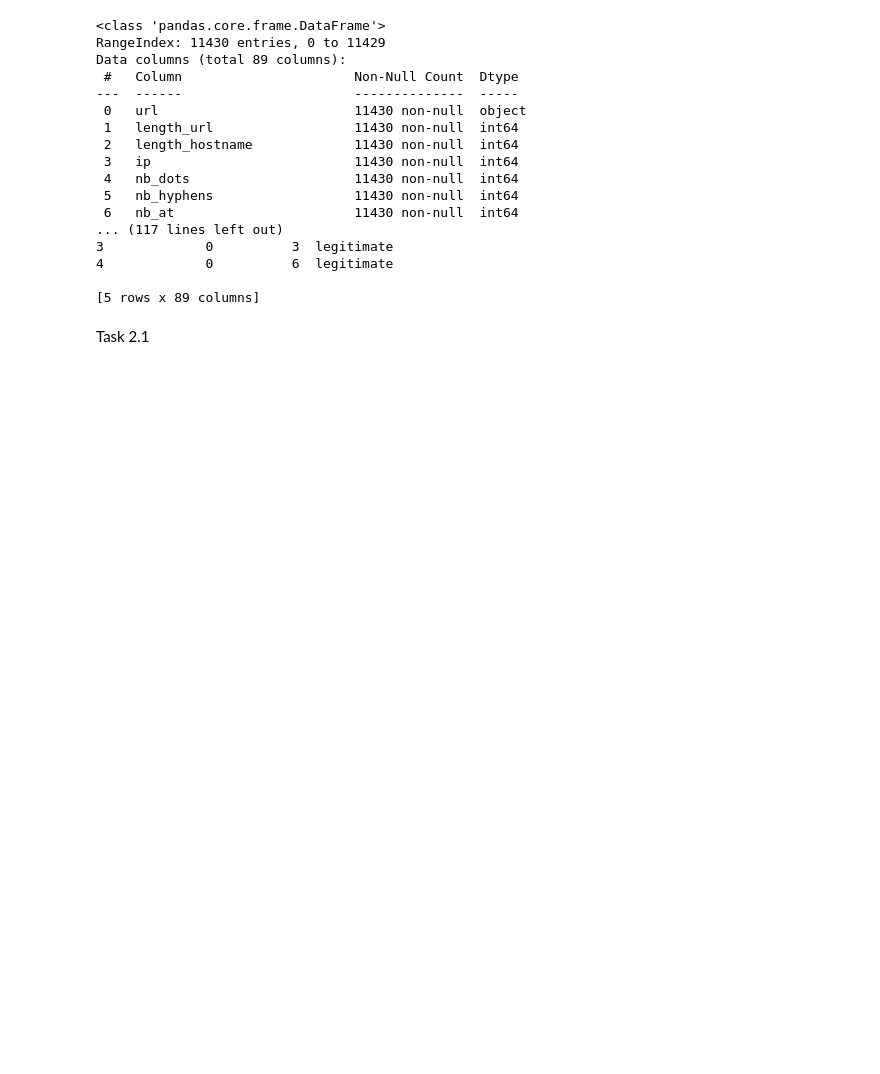
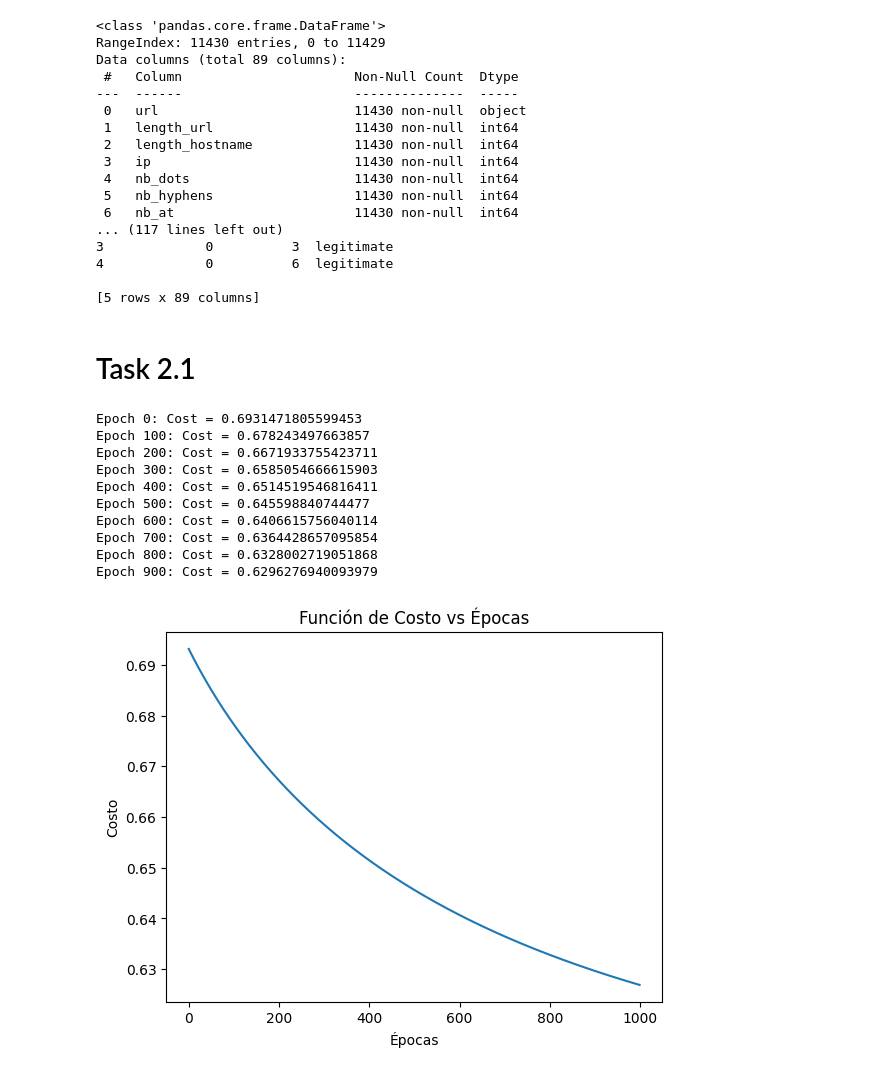
Before and after one commit to mar22266/LABORATORIOS-IA, a Jupyter notebook: Laboratorio01/lab1.ipynb, the cells around one changed output. Saved outputs shown, nothing was run; the diff lists cells and outputs as text; code cells hidden in the pictures; blank space fills up the shorter version.

Commit message:
Feat: Task 2.1 done

```diff
--- a/Laboratorio01/lab1.ipynb
+++ b/Laboratorio01/lab1.ipynb
@@ -56,22 +51,24 @@ Data columns (total 89 columns):
 [5 rows x 89 columns]
 # %%
 # Codificar la variable objetivo
-label_encoder = LabelEncoder()
-phishing_data['status_encoded'] = label_encoder.fit_transform(phishing_data['status'])
+phishing_data['status_encoded'] = phishing_data['status'].apply(lambda x: 1 if x == 'phishing' else 0)
 
 # Eliminar columnas irrelevantes
 phishing_data_cleaned = phishing_data.drop(columns=['url', 'status'])
 
+# Seleccionar solo dos variables para visualización
+phishing_data_cleaned = phishing_data_cleaned[['length_url', 'nb_hyphens', 'status_encoded']]
+
 # Separar características (X) y etiquetas (y)
-X = phishing_data_cleaned.drop(columns=['status_encoded'])
-y = phishing_data_cleaned['status_encoded']
+X = phishing_data_cleaned.drop(columns=['status_encoded']).values
+y = phishing_data_cleaned['status_encoded'].values.reshape(-1, 1)
 
-# Dividir los datos en entrenamiento (80%) y prueba (20%)
-X_train, X_test, y_train, y_test = train_test_split(X, y, test_size=0.2, random_state=42, stratify=y)
+# Normalizar las variables independientes
+X = (X - np.mean(X, axis=0)) / np.std(X, axis=0)
 
-# Escalar las variables
-scaler = StandardScaler()
-X_train_scaled = scaler.fit_transform(X_train)
-X_test_scaled = scaler.transform(X_test)
+# Dividir los datos en entrenamiento y prueba
+split_index = int(0.8 * len(X))
+X_train, X_test = X[:split_index], X[split_index:]
+y_train, y_test = y[:split_index], y[split_index:]
 # %% [markdown]
-Task 2.1
+# Task 2.1
@@ -79,0 +109,35 @@ Task 2.1
+# %%
+# Entrenar el modelo
+# Agregar una columna de bias a X
+X_train_bias = np.hstack((np.ones((X_train.shape[0], 1)), X_train))
+X_test_bias = np.hstack((np.ones((X_test.shape[0], 1)), X_test))
+
+# Inicializar los pesos
+weights = np.zeros((X_train_bias.shape[1], 1))
+
+# Definir hiperparámetros
+learning_rate = 0.01
+epochs = 1000
+
+# Entrenar el modelo
+weights, costs = gradient_descent(X_train_bias, y_train, weights, learning_rate, epochs)
+
+# Graficar la función de costo
+import matplotlib.pyplot as plt
+plt.plot(range(epochs), costs)
+plt.title('Función de Costo vs Épocas')
+plt.xlabel('Épocas')
+plt.ylabel('Costo')
+plt.show()
+# %% [output]
+Epoch 0: Cost = 0.6931471805599453
+Epoch 100: Cost = 0.678243497663857
+Epoch 200: Cost = 0.6671933755423711
+Epoch 300: Cost = 0.6585054666615903
+Epoch 400: Cost = 0.6514519546816411
+Epoch 500: Cost = 0.645598840744477
+Epoch 600: Cost = 0.6406615756040114
+Epoch 700: Cost = 0.6364428657095854
+Epoch 800: Cost = 0.6328002719051868
+Epoch 900: Cost = 0.6296276940093979
+[figure, added]
```
Also changed, not shown: parts of 20 cells of this notebook.
